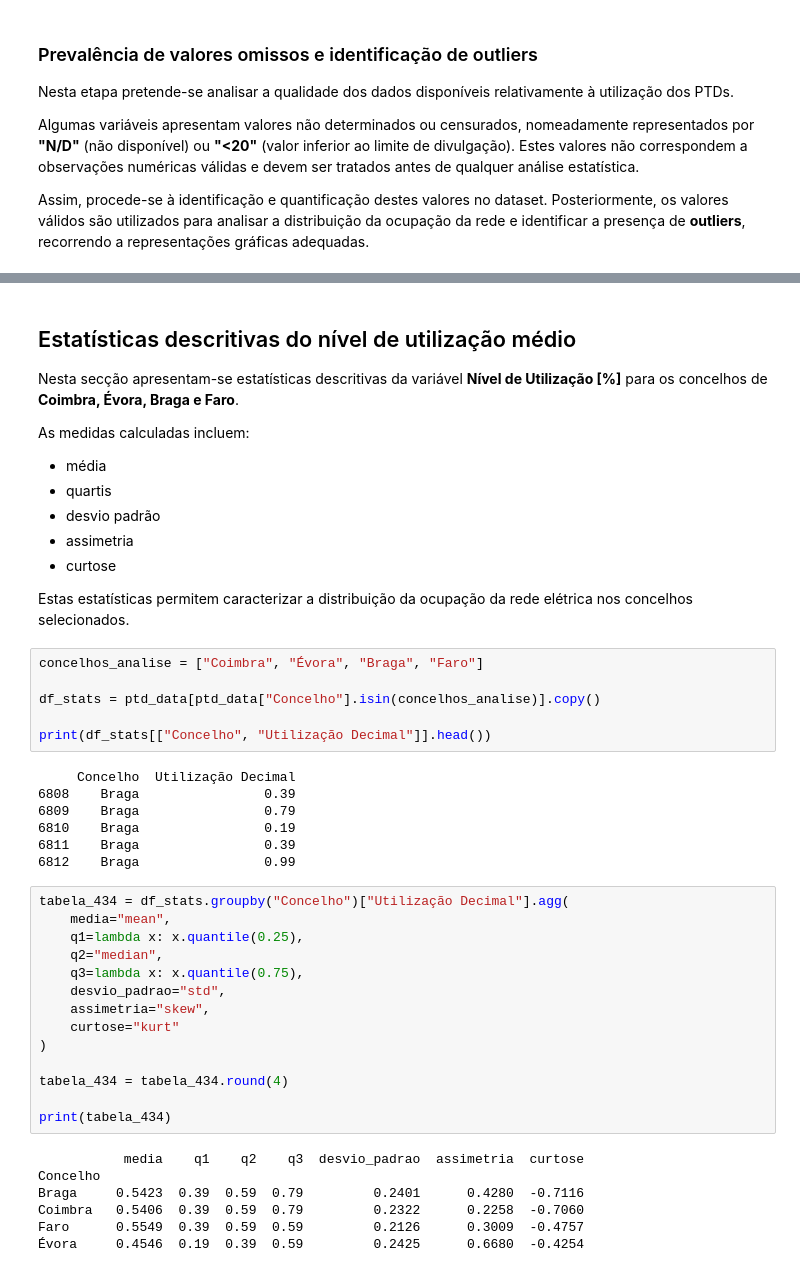
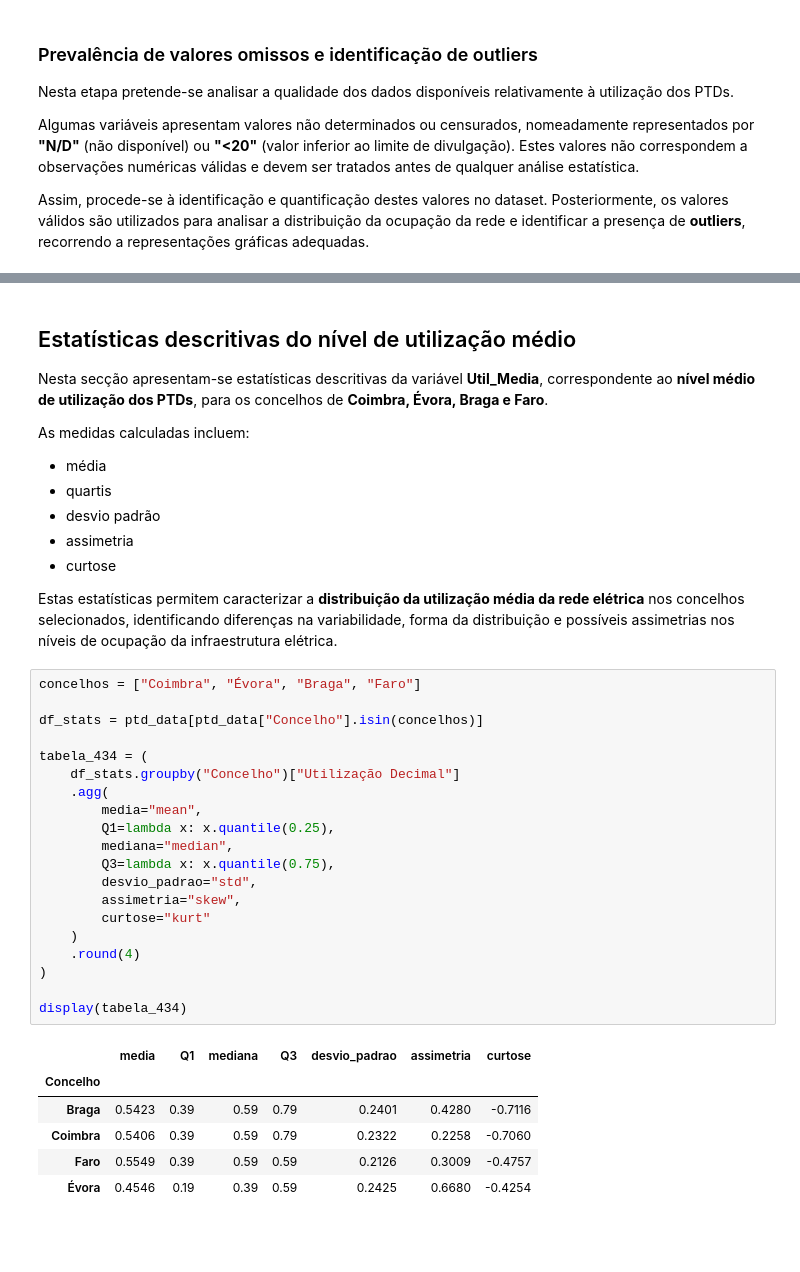
Before and after one commit to ANADI-DI-G9-2026/ANADI_DI_G9_2026, a Jupyter notebook: src/AnaliseExploracaoDados.ipynb, the cells around one changed output, grey strips where cells are left out. Drawn from its saved outputs; the diff is of its cells as text; blank space fills up the shorter version.

```diff
--- a/src/AnaliseExploracaoDados.ipynb
+++ b/src/AnaliseExploracaoDados.ipynb
@@ -608,7 +613,7 @@ Não se observam outliers extremamente pronunciados na distribuição agregada p
 # %% [markdown]
 ## Estatísticas descritivas do nível de utilização médio
 
-Nesta secção apresentam-se estatísticas descritivas da variável **Nível de Utilização [%]** para os concelhos de **Coimbra, Évora, Braga e Faro**.
+Nesta secção apresentam-se estatísticas descritivas da variável **Util_Media**, correspondente ao **nível médio de utilização dos PTDs**, para os concelhos de **Coimbra, Évora, Braga e Faro**.
 
 As medidas calculadas incluem:
 
@@ -618,41 +623,34 @@ As medidas calculadas incluem:
 - assimetria
 - curtose
 
-Estas estatísticas permitem caracterizar a distribuição da ocupação da rede elétrica nos concelhos selecionados.
+Estas estatísticas permitem caracterizar a **distribuição da utilização média da rede elétrica** nos concelhos selecionados, identificando diferenças na variabilidade, forma da distribuição e possíveis assimetrias nos níveis de ocupação da infraestrutura elétrica.
-# %%
-concelhos_analise = ["Coimbra", "Évora", "Braga", "Faro"]
-
-df_stats = ptd_data[ptd_data["Concelho"].isin(concelhos_analise)].copy()
-
-print(df_stats[["Concelho", "Utilização Decimal"]].head())
-# %% [output]
-     Concelho  Utilização Decimal
-6808    Braga                0.39
-6809    Braga                0.79
-6810    Braga                0.19
-6811    Braga                0.39
-6812    Braga                0.99
 # %%
-tabela_434 = df_stats.groupby("Concelho")["Utilização Decimal"].agg(
-    media="mean",
-    q1=lambda x: x.quantile(0.25),
-    q2="median",
-    q3=lambda x: x.quantile(0.75),
-    desvio_padrao="std",
-    assimetria="skew",
-    curtose="kurt"
+concelhos = ["Coimbra", "Évora", "Braga", "Faro"]
+
+df_stats = ptd_data[ptd_data["Concelho"].isin(concelhos)]
+
+tabela_434 = (
+    df_stats.groupby("Concelho")["Utilização Decimal"]
+    .agg(
+        media="mean",
+        Q1=lambda x: x.quantile(0.25),
+        mediana="median",
+        Q3=lambda x: x.quantile(0.75),
+        desvio_padrao="std",
+        assimetria="skew",
+        curtose="kurt"
+    )
+    .round(4)
 )
 
-tabela_434 = tabela_434.round(4)
-
-print(tabela_434)
+display(tabela_434)
 # %% [output]
-           media    q1    q2    q3  desvio_padrao  assimetria  curtose
-Concelho
-Braga     0.5423  0.39  0.59  0.79         0.2401      0.4280  -0.7116
-Coimbra   0.5406  0.39  0.59  0.79         0.2322      0.2258  -0.7060
-Faro      0.5549  0.39  0.59  0.59         0.2126      0.3009  -0.4757
-Évora     0.4546  0.19  0.39  0.59         0.2425      0.6680  -0.4254
+|  | media | Q1 | mediana | Q3 | desvio_padrao | assimetria | curtose |
+| Concelho |  |  |  |  |  |  |  |
+| Braga | 0.5423 | 0.39 | 0.59 | 0.79 | 0.2401 | 0.4280 | -0.7116 |
+| Coimbra | 0.5406 | 0.39 | 0.59 | 0.79 | 0.2322 | 0.2258 | -0.7060 |
+| Faro | 0.5549 | 0.39 | 0.59 | 0.59 | 0.2126 | 0.3009 | -0.4757 |
+| Évora | 0.4546 | 0.19 | 0.39 | 0.59 | 0.2425 | 0.6680 | -0.4254 |
 # %% [markdown]
 ### Interpretação dos resultados
 
```
Also changed, not shown: parts of 9 cells of this notebook.
